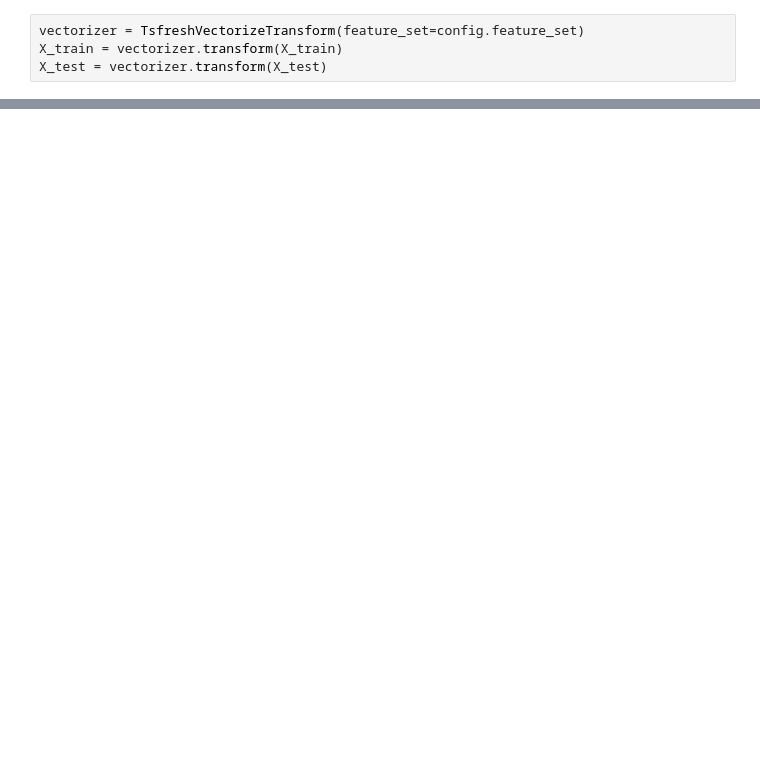
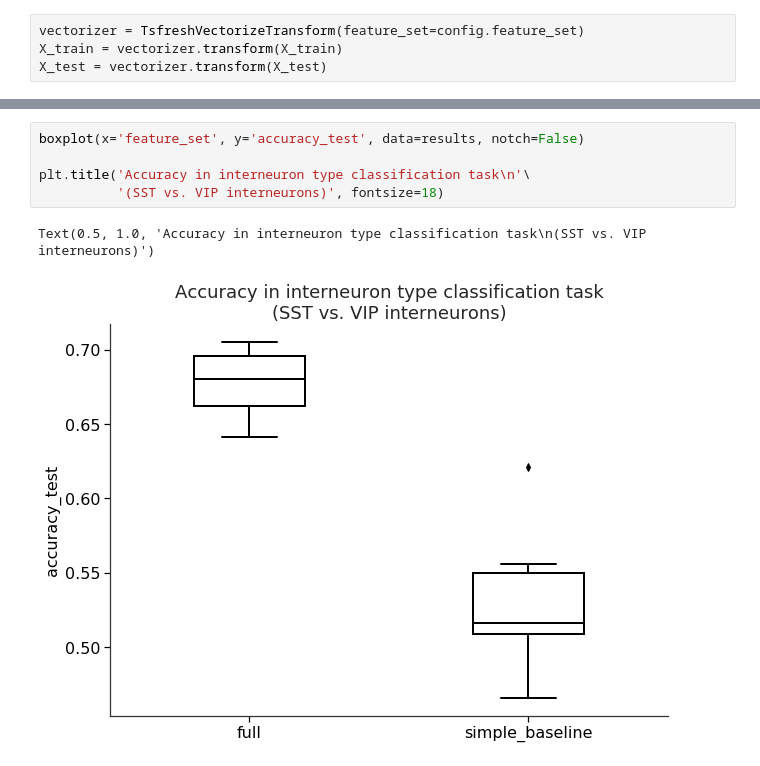
Before and after one commit to lzrvch/spikebench, a Jupyter notebook: examples/notebooks/allen_interneuron_type_classification.ipynb, the cells around one changed output, grey strips where cells are left out. Saved outputs shown, nothing was run; the diff lists cells and outputs as text; blank space fills up the shorter version.

```diff
--- a/examples/notebooks/allen_interneuron_type_classification.ipynb
+++ b/examples/notebooks/allen_interneuron_type_classification.ipynb
@@ -180,0 +181,8 @@ boxplot(x='tag', y='accuracy score', data=scores_df, notch=False)
+# %%
+boxplot(x='feature_set', y='accuracy_test', data=results, notch=False)
+
+plt.title('Accuracy in interneuron type classification task\n'\
+          '(SST vs. VIP interneurons)', fontsize=18)
+# %% [output]
+Text(0.5, 1.0, 'Accuracy in interneuron type classification task\n(SST vs. VIP interneurons)')
+[figure, added]
```
Also changed, not shown: parts of 11 cells of this notebook, 8 other files.
